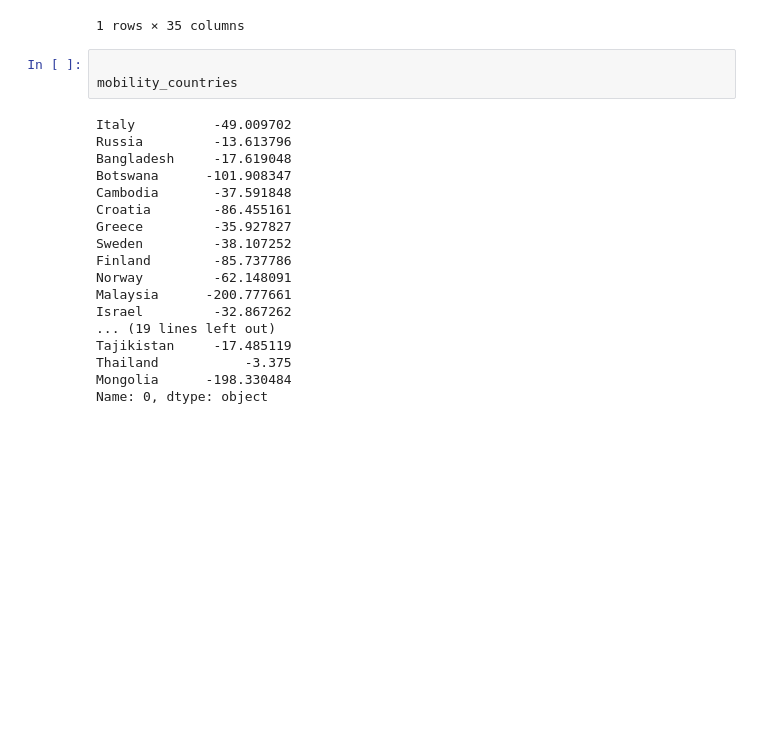
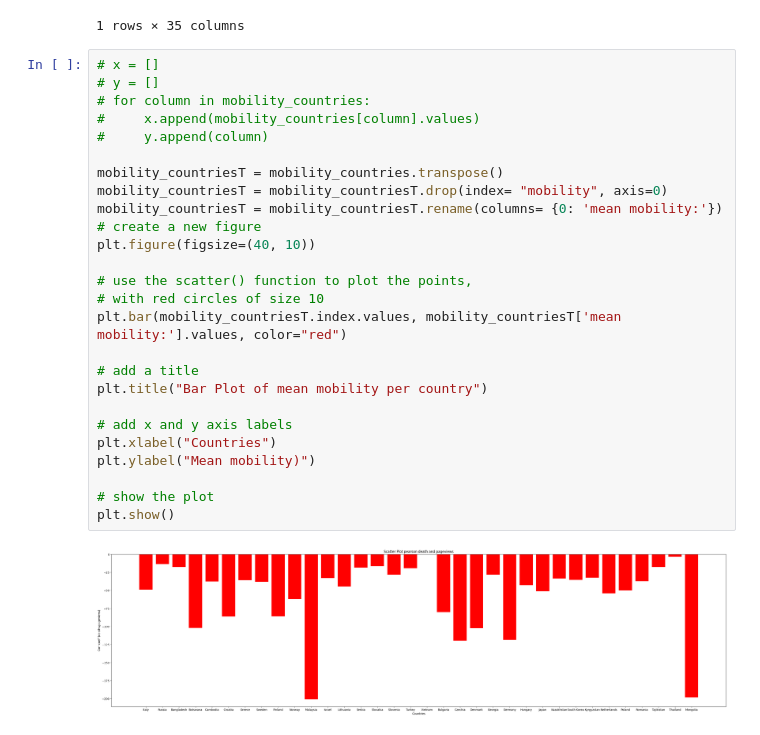
Before and after one commit to epfl-ada/ada-2022-project-thedatadiggers22, a Jupyter notebook: test_clustering.ipynb, the cells around one changed output. Cells and saved outputs as stored; diff of their text form; blank space fills up the shorter version.

```diff
--- a/test_clustering.ipynb
+++ b/test_clustering.ipynb
@@ -265,24 +275,31 @@ Mongolia
 |  | mobility | Italy | Russia | Bangladesh | Botswana | Cambodia | Croatia | Greece | Sweden | Finland | ... |
 | 0 | mean mobility: | -49.009702 | -13.613796 | -17.619048 | -101.908347 | -37.591848 | -86.455161 | -35.927827 | -38.107252 | -85.737786 | ... |
 1 rows × 35 columns
-# %%
-
-mobility_countries
-# %% [output]
-Italy          -49.009702
-Russia         -13.613796
-Bangladesh     -17.619048
-Botswana      -101.908347
-Cambodia       -37.591848
-Croatia        -86.455161
-Greece         -35.927827
-Sweden         -38.107252
-Finland        -85.737786
-Norway         -62.148091
-Malaysia      -200.777661
-Israel         -32.867262
-... (19 lines left out)
-Tajikistan     -17.485119
-Thailand           -3.375
-Mongolia      -198.330484
-Name: 0, dtype: object
+# %%
+# x = []
+# y = []
+# for column in mobility_countries:
+#     x.append(mobility_countries[column].values)
+#     y.append(column)
+
+mobility_countriesT = mobility_countries.transpose()
+mobility_countriesT = mobility_countriesT.drop(index= "mobility", axis=0)
+mobility_countriesT = mobility_countriesT.rename(columns= {0: 'mean mobility:'})
+# create a new figure
+plt.figure(figsize=(40, 10))
+
+# use the scatter() function to plot the points,
+# with red circles of size 10
+plt.bar(mobility_countriesT.index.values, mobility_countriesT['mean mobility:'].values, color="red")
+
+# add a title
+plt.title("Bar Plot of mean mobility per country")
+
+# add x and y axis labels
+plt.xlabel("Countries")
+plt.ylabel("Mean mobility)")
+
+# show the plot
+plt.show()
+# %% [output]
+[figure, added]
```
Also changed, not shown: parts of 3 cells of this notebook.
